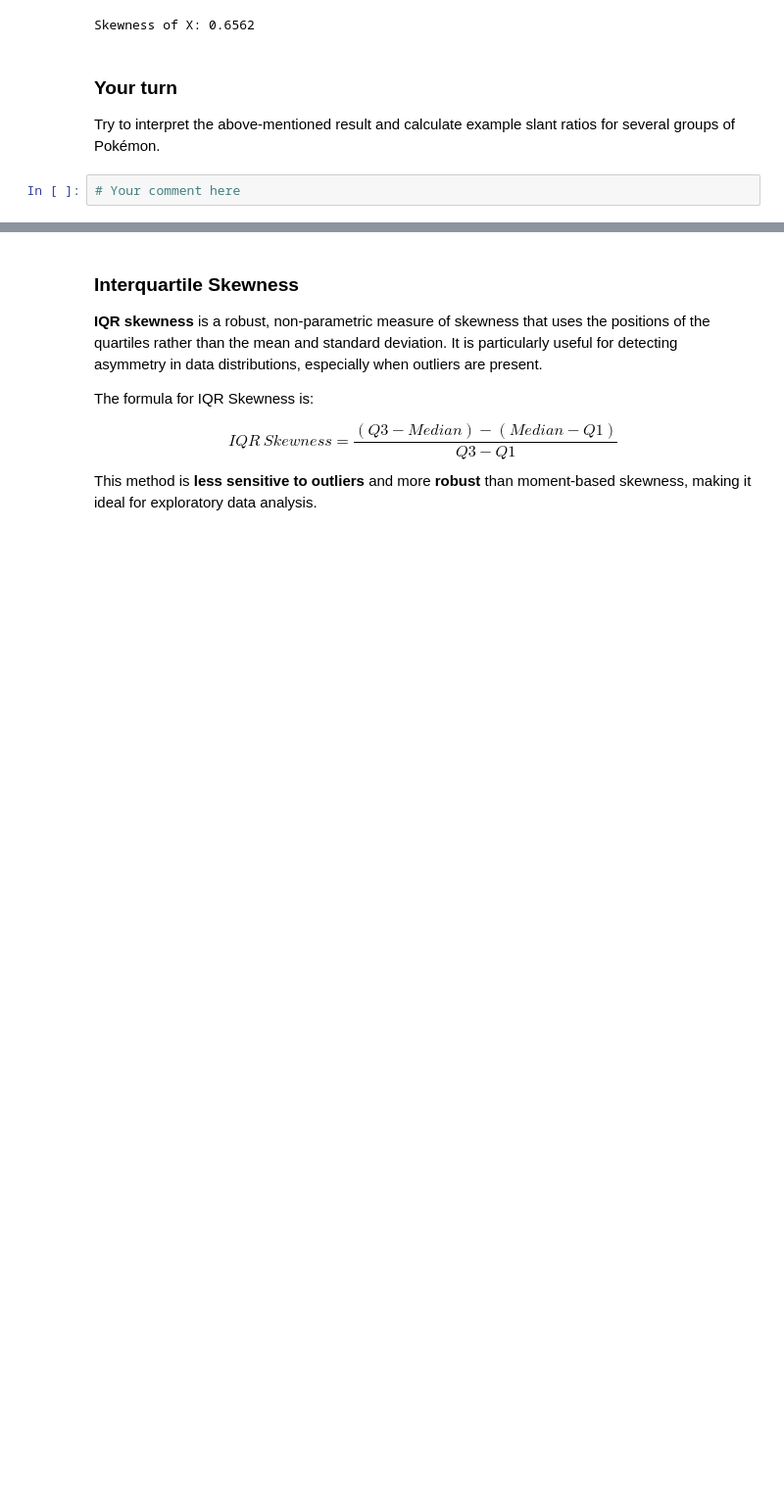
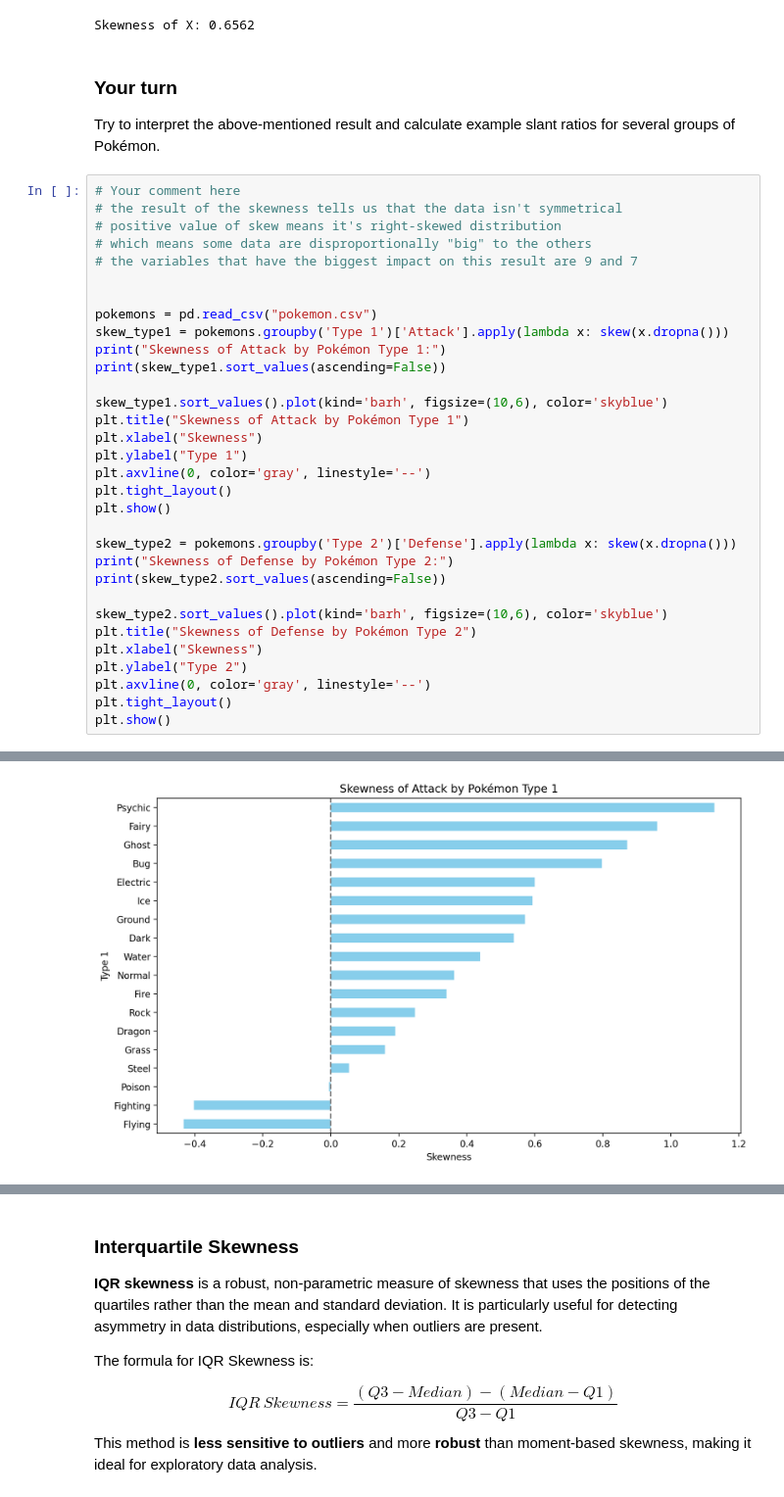
Before and after one commit to mariadop/Descriptive_Statistics_2025, a Jupyter notebook: Exercise_8_new.ipynb, the cells around one changed output, grey strips where cells are left out. Shown at 98% size. Saved outputs shown, nothing was run; the diff lists cells and outputs as text; blank space fills up the shorter version.

Commit message:
calculations of slant ratios & skew interpretation

```diff
--- a/Exercise_8_new.ipynb
+++ b/Exercise_8_new.ipynb
@@ -890,3 +890,34 @@ Skewness of X: 0.6562
 Try to interpret the above-mentioned result and calculate example slant ratios for several groups of Pokémon.
 # %%
 # Your comment here
+# the result of the skewness tells us that the data isn't symmetrical
+# positive value of skew means it's right-skewed distribution
+# which means some data are disproportionally "big" to the others
+# the variables that have the biggest impact on this result are 9 and 7
+
+
+pokemons = pd.read_csv("pokemon.csv")
+skew_type1 = pokemons.groupby('Type 1')['Attack'].apply(lambda x: skew(x.dropna()))
+print("Skewness of Attack by Pokémon Type 1:")
+print(skew_type1.sort_values(ascending=False))
+
+skew_type1.sort_values().plot(kind='barh', figsize=(10,6), color='skyblue')
+plt.title("Skewness of Attack by Pokémon Type 1")
+plt.xlabel("Skewness")
+plt.ylabel("Type 1")
+plt.axvline(0, color='gray', linestyle='--')
+plt.tight_layout()
+plt.show()
+
+skew_type2 = pokemons.groupby('Type 2')['Defense'].apply(lambda x: skew(x.dropna()))
+print("Skewness of Defense by Pokémon Type 2:")
+print(skew_type2.sort_values(ascending=False))
+
+skew_type2.sort_values().plot(kind='barh', figsize=(10,6), color='skyblue')
+plt.title("Skewness of Defense by Pokémon Type 2")
+plt.xlabel("Skewness")
+plt.ylabel("Type 2")
+plt.axvline(0, color='gray', linestyle='--')
+plt.tight_layout()
+plt.show()
+# %% [output]
@@ -892,0 +941 @@ Try to interpret the above-mentioned result and calculate example slant ratios f
+[figure, added]
```
Also changed, not shown: parts of 1 cell of this notebook.
